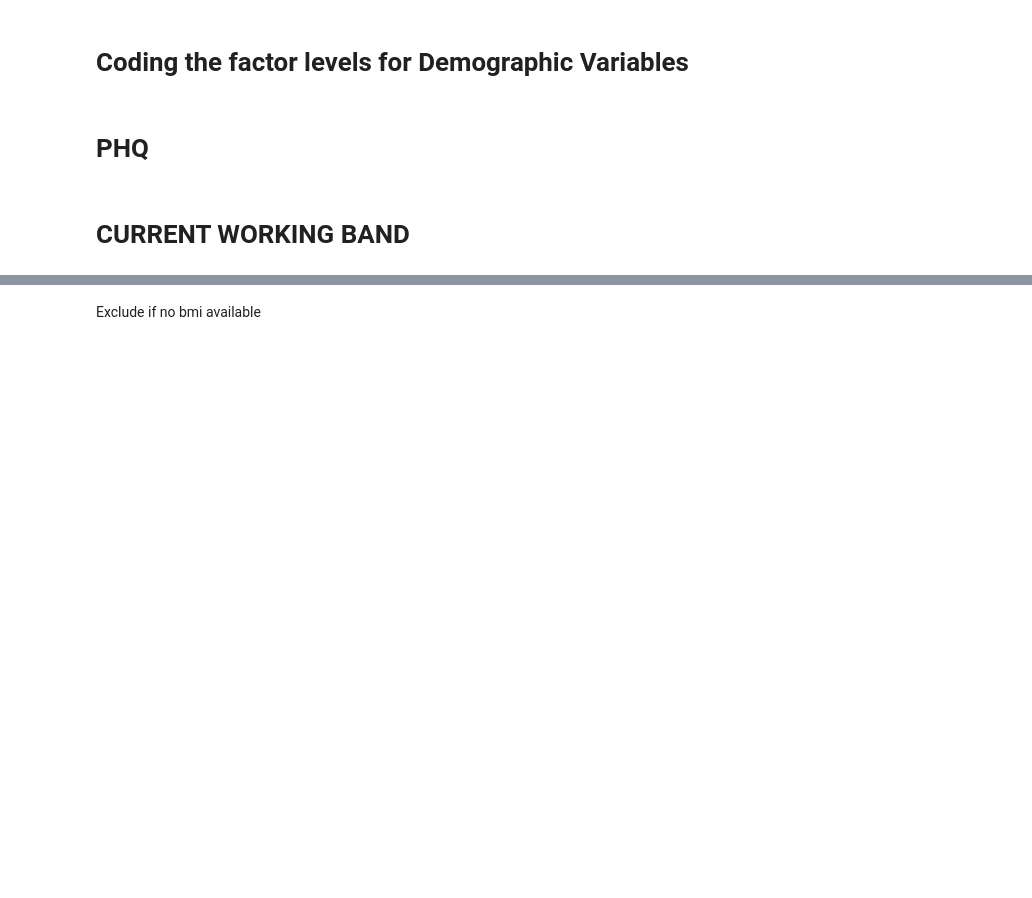
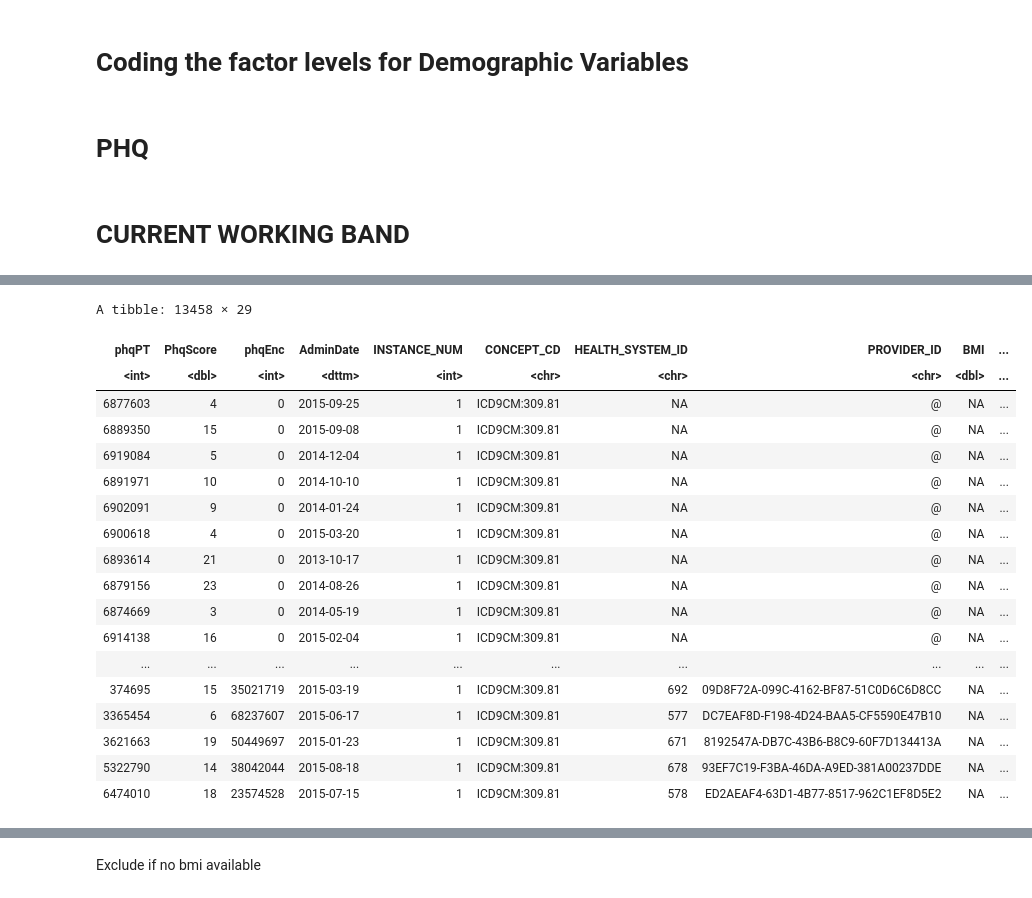
Before and after one commit to nattonge/Aimahead, a Jupyter notebook: PullingDataTogether(1).ipynb, the cells around one changed output, grey strips where cells are left out. Saved outputs shown, nothing was run; the diff lists cells and outputs as text; code cells hidden in the pictures; blank space fills up the shorter version.

```diff
--- a/PullingDataTogether(1).ipynb
+++ b/PullingDataTogether(1).ipynb
@@ -156,7 +191,7 @@ phqalldx<-phqcomplete %>%  mutate(NAME_CHAR=
        str_detect(NAME_CHAR,"Nicotine|Tobacco")~"Tobacco",
        str_detect(NAME_CHAR,"Opioid|F11|F12|F13|F14|F15|F16|F18|F19")~"SUD",
        str_detect(NAME_CHAR,"Alcohol|F10")~"Alcohol",
-       str_detect(NAME_CHAR,"Schiz|Delusional|F23|F24|F28|F29")~"SchizophreniaSpectrum",
+       str_detect(NAME_CHAR,"Schiz|Delusional|F23|F24|F25|F28|F29")~"SchizophreniaSpectrum",
        str_detect(NAME_CHAR,"Eating|F50")~"EatingDisorders"
        #.default=NAME_CHAR
        ))%>% mutate(Vitals=
@@ -202,7 +237,27 @@ save(phqwide,file="phqwide_icd.RData")
 # integrity check again
 phqwide %>% filter(Depressed==1)
 # %%
-phqwide %>% colnames()
+phqwide %>% filter(!is.na(PTSD))
+# %% [output]
+A tibble: 13458 × 29
+| phqPT | PhqScore | phqEnc | AdminDate | INSTANCE_NUM | CONCEPT_CD | HEALTH_SYSTEM_ID | PROVIDER_ID | BMI | ... |
+| <int> | <dbl> | <int> | <dttm> | <int> | <chr> | <chr> | <chr> | <dbl> | ... |
+| 6877603 | 4 | 0 | 2015-09-25 | 1 | ICD9CM:309.81 | NA | @ | NA | ... |
+| 6889350 | 15 | 0 | 2015-09-08 | 1 | ICD9CM:309.81 | NA | @ | NA | ... |
+| 6919084 | 5 | 0 | 2014-12-04 | 1 | ICD9CM:309.81 | NA | @ | NA | ... |
+| 6891971 | 10 | 0 | 2014-10-10 | 1 | ICD9CM:309.81 | NA | @ | NA | ... |
+| 6902091 | 9 | 0 | 2014-01-24 | 1 | ICD9CM:309.81 | NA | @ | NA | ... |
+| 6900618 | 4 | 0 | 2015-03-20 | 1 | ICD9CM:309.81 | NA | @ | NA | ... |
+| 6893614 | 21 | 0 | 2013-10-17 | 1 | ICD9CM:309.81 | NA | @ | NA | ... |
+| 6879156 | 23 | 0 | 2014-08-26 | 1 | ICD9CM:309.81 | NA | @ | NA | ... |
+| 6874669 | 3 | 0 | 2014-05-19 | 1 | ICD9CM:309.81 | NA | @ | NA | ... |
+| 6914138 | 16 | 0 | 2015-02-04 | 1 | ICD9CM:309.81 | NA | @ | NA | ... |
+| ... | ... | ... | ... | ... | ... | ... | ... | ... | ... |
+| 374695 | 15 | 35021719 | 2015-03-19 | 1 | ICD9CM:309.81 | 692 | 09D8F72A-099C-4162-BF87-51C0D6C6D8CC | NA | ... |
+| 3365454 | 6 | 68237607 | 2015-06-17 | 1 | ICD9CM:309.81 | 577 | DC7EAF8D-F198-4D24-BAA5-CF5590E47B10 | NA | ... |
+| 3621663 | 19 | 50449697 | 2015-01-23 | 1 | ICD9CM:309.81 | 671 | 8192547A-DB7C-43B6-B8C9-60F7D134413A | NA | ... |
+| 5322790 | 14 | 38042044 | 2015-08-18 | 1 | ICD9CM:309.81 | 678 | 93EF7C19-F3BA-46DA-A9ED-381A00237DDE | NA | ... |
+| 6474010 | 18 | 23574528 | 2015-07-15 | 1 | ICD9CM:309.81 | 578 | ED2AEAF4-63D1-4B77-8517-962C1EF8D5E2 | NA | ... |
 # %%
 load('/home/ec2-user/SageMaker/phqwide_icd.RData')
 # %%
```
Also changed, not shown: parts of 65 cells of this notebook, 8 other files.
